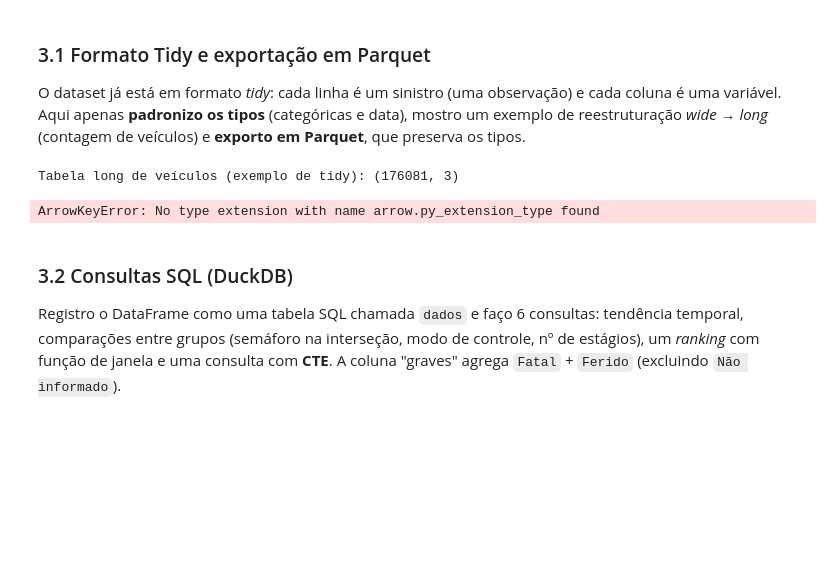
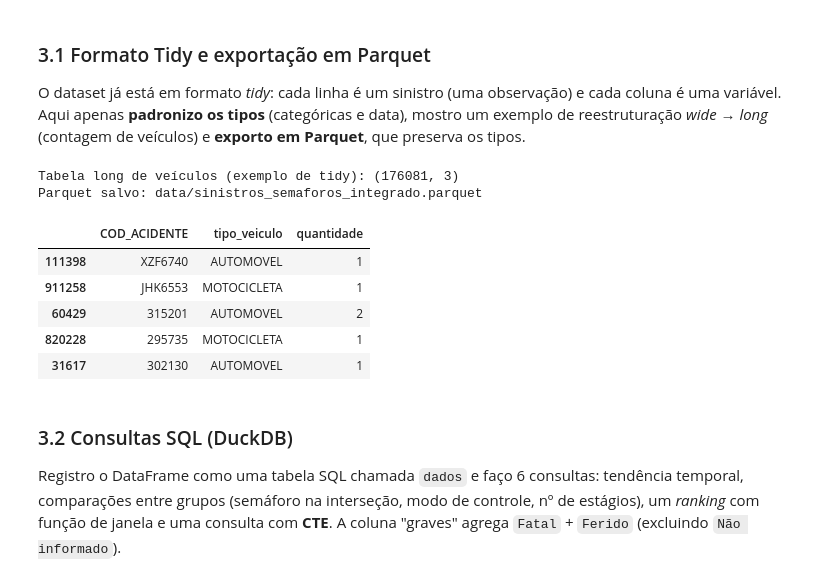
Before and after one commit to mruniverse/data-science-final-project, a Jupyter notebook: notebook.ipynb, the cells around one changed output. Drawn from its saved outputs; the diff is of its cells as text; code cells hidden in the pictures; blank space fills up the shorter version.

Commit message:
Correcao da conversao para tidy e uso do parquet

```diff
--- a/notebook.ipynb
+++ b/notebook.ipynb
@@ -448,25 +448,34 @@ reestruturação *wide → long* (contagem de veículos) e **exporto em Parquet*
 # %%
 # Padronização de tipos (cada variável com o tipo adequado)
 categoricas = ['TIPOCRUZAMENTO', 'CONTROLETRAFEGO', 'USOSOLO', 'NATUREZA', 'SEVERIDADE',
                'semaforo_proximo_status', 'semaforo_proximo_modo']
 for coluna in categoricas:
     dados[coluna] = dados[coluna].astype('category')
 dados['data_hora'] = pd.to_datetime(dados['data_hora'], errors='coerce')
 
 # Exemplo de reestruturação wide -> long: uma linha por (sinistro, tipo de veículo) com qtde > 0
 veiculos = ['AUTOMOVEL', 'ONIBUS', 'BICICLETA', 'CAMINHAO', 'MICROONIBUS',
             'CICLOMOTOR', 'MOTOCICLETA', 'TRACAOANIMAL', 'TREM']
 sinistros_veiculos_long = dados.melt(id_vars='COD_ACIDENTE', value_vars=veiculos,
                                      var_name='tipo_veiculo', value_name='quantidade')
 sinistros_veiculos_long = sinistros_veiculos_long[sinistros_veiculos_long['quantidade'] > 0]
 print('Tabela long de veículos (exemplo de tidy):', sinistros_veiculos_long.shape)
 
-# Exportação em Parquet (preserva os tipos, ao contrário do CSV)
-dados.to_parquet('data/sinistros_semaforos_integrado.parquet', index=False)
-print('Parquet salvo: data/sinistros_semaforos_integrado.parquet')
+# Exportação em Parquet via DuckDB (escritor nativo; evita o conflito pandas 2.3 x pyarrow 21)
+CAMINHO_PARQUET = 'data/sinistros_semaforos_integrado.parquet'
+duckdb.sql(f"COPY (SELECT * FROM dados) TO '{CAMINHO_PARQUET}' (FORMAT PARQUET)")
+print('Parquet salvo:', CAMINHO_PARQUET)
+
+sinistros_veiculos_long.sample(5)
 # %% [output]
 Tabela long de veículos (exemplo de tidy): (176081, 3)
+Parquet salvo: data/sinistros_semaforos_integrado.parquet
-ArrowKeyError: No type extension with name arrow.py_extension_type found
+|  | COD_ACIDENTE | tipo_veiculo | quantidade |
+| 111398 | XZF6740 | AUTOMOVEL | 1 |
+| 911258 | JHK6553 | MOTOCICLETA | 1 |
+| 60429 | 315201 | AUTOMOVEL | 2 |
+| 820228 | 295735 | MOTOCICLETA | 1 |
+| 31617 | 302130 | AUTOMOVEL | 1 |
 # %% [markdown]
 ### 3.2 Consultas SQL (DuckDB)
 
```
Also changed, not shown: parts of 10 cells of this notebook.
